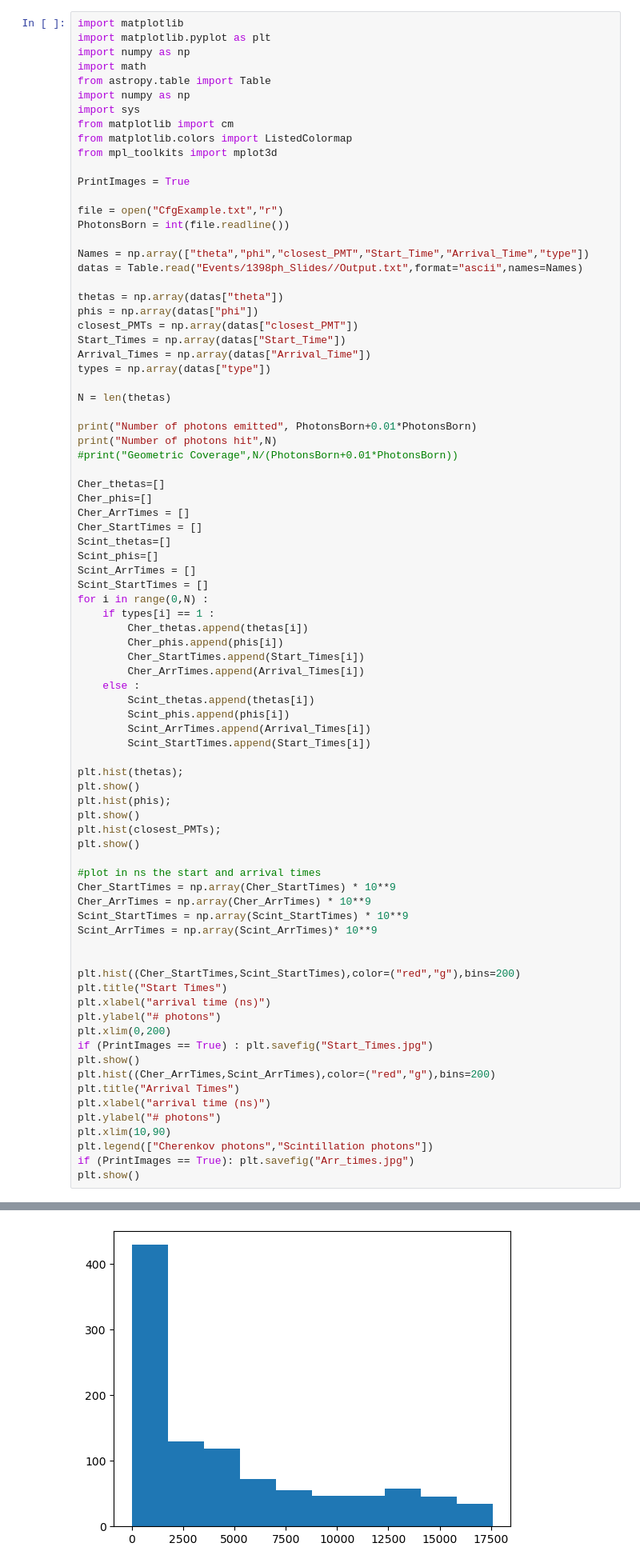
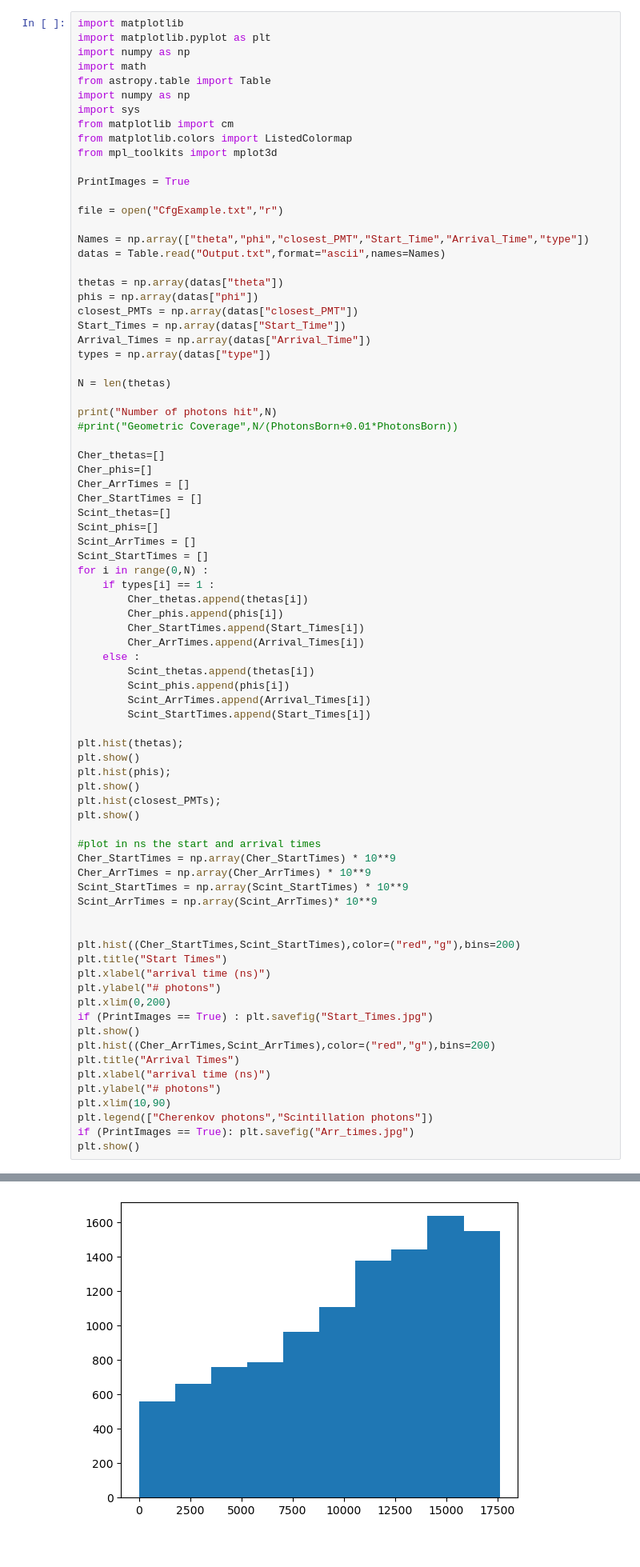
Before and after one commit to ccol168/Directionality_ToyMC_JUNO, a Jupyter notebook: Analysis_ToyMC.ipynb, the cells around one changed output, grey strips where cells are left out. Shown at 80% size. Drawn from its saved outputs; the diff is of its cells as text.

```diff
--- a/Analysis_ToyMC.ipynb
+++ b/Analysis_ToyMC.ipynb
@@ -56,10 +56,9 @@ from mpl_toolkits import mplot3d
 PrintImages = True
 
 file = open("CfgExample.txt","r")
-PhotonsBorn = int(file.readline())
 
 Names = np.array(["theta","phi","closest_PMT","Start_Time","Arrival_Time","type"])
-datas = Table.read("Events/1398ph_Slides//Output.txt",format="ascii",names=Names)
+datas = Table.read("Output.txt",format="ascii",names=Names)
 
 thetas = np.array(datas["theta"])
 phis = np.array(datas["phi"])
@@ -70,7 +69,6 @@ types = np.array(datas["type"])
 
 N = len(thetas)
 
-print("Number of photons emitted", PhotonsBorn+0.01*PhotonsBorn)
 print("Number of photons hit",N)
 #print("Geometric Coverage",N/(PhotonsBorn+0.01*PhotonsBorn))
 
@@ -131 +128 @@ Number of photons hit 1037
-[figure, old version]
+[figure, new version]
```
Also changed, not shown: parts of 4 cells of this notebook, 1 other file.
